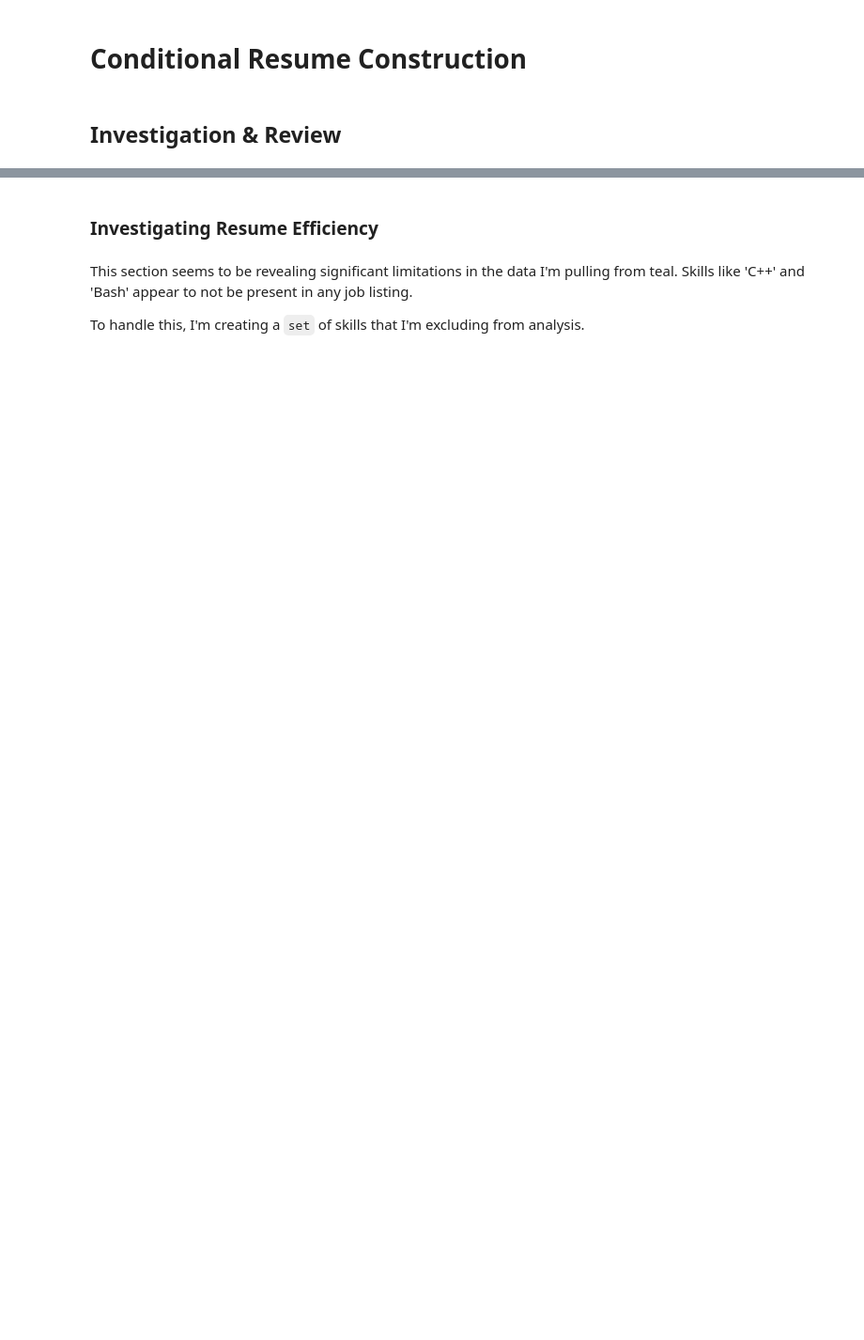
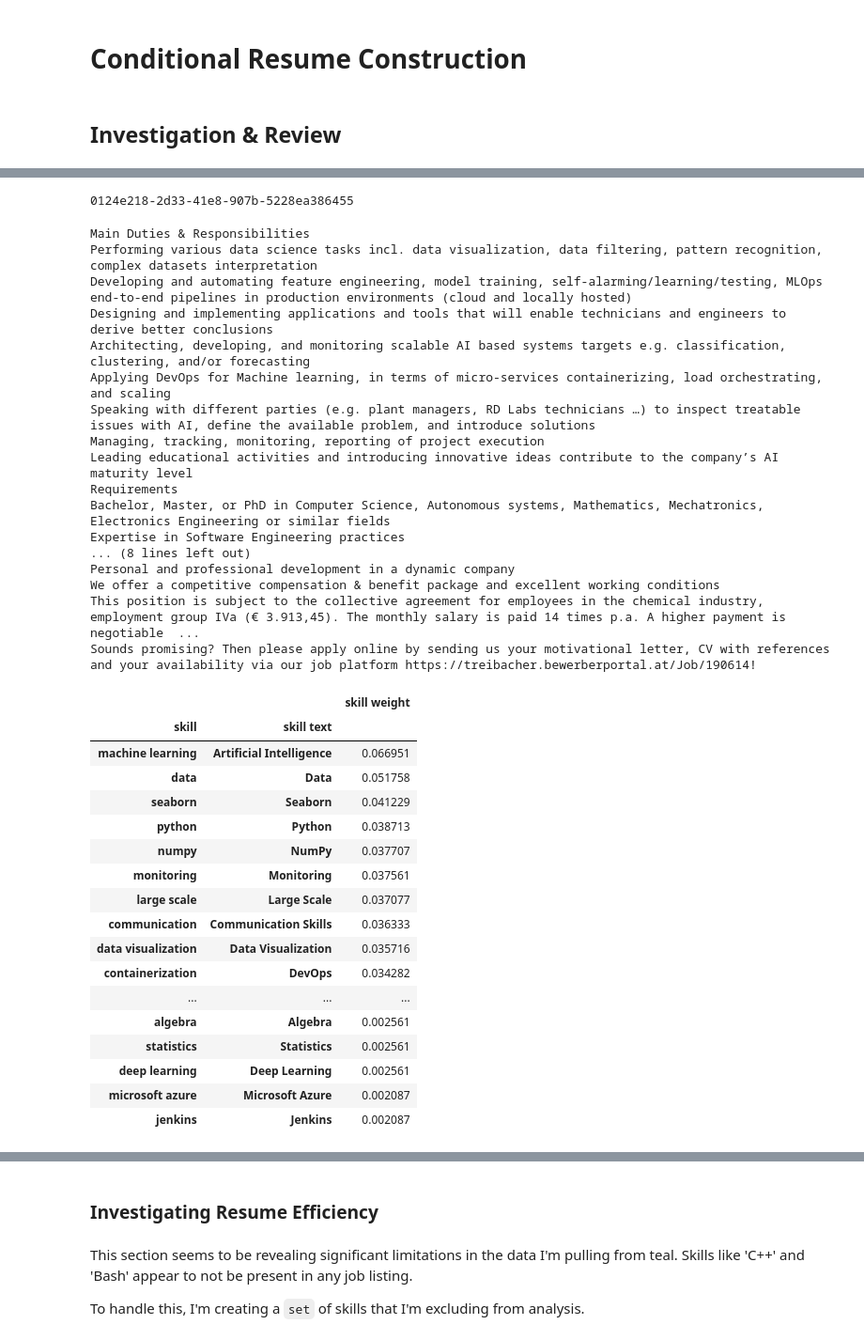
Before and after one commit to FractalMachinist/FractalMachinist.github.io, a Jupyter notebook: Resume.ipynb, the cells around one changed output, grey strips where cells are left out. Shown: that part at 94% size. Saved outputs shown, nothing was run; the diff lists cells and outputs as text; code cells hidden in the pictures; blank space fills up the shorter version.

```diff
--- a/Resume.ipynb
+++ b/Resume.ipynb
@@ -34,30 +34,29 @@ my_resume.education = [Occupation(
     skills=my_resume.Skills("Remote Work", "Project Management", "Machine Learning", "Communication"),
     sub_tasks=[
         Effort(title="Diamond Price Prediction Model",
-               headline="Documented and implemented a diamond price prediction ML model.",
+               headline="Proposed, implemented, and documented a diamond price prediction ML model.",
                website="https://github.com/FractalMachinist/WGU-C968",
-               skills=my_resume.Skills("Machine Learning", "Git", "Software Engineering", "Jupyter", "Analysis", "Statistics"),
+               skills=my_resume.Skills("Machine Learning", "Git", "Software Engineering", "Jupyter", "Analysis", "Statistics", "Feature Engineering", "Communication","Seaborn", "Data Visualization"),
                achievements=[
                   Achievement(
                        headline="Demonstrated integration of project management and software engineering best practices.",
-                       skills=my_resume.Skills("Project Management", "Communication", "Documentation", "Managing Requirements",
-                                               "Data Driven", "End to End")),
+                       skills=my_resume.Skills("Project Management", "Communication", "Documentation", "Managing Requirements", "Data Driven", "End to End", "Technical Communication")),
                    Achievement(
                        headline="Developed simple Data Pipeline in python/pandas.",
-                       skills=my_resume.Skills("Python", "Data", "Software Engineering", "NumPy", "SciPy")),]
+                       skills=my_resume.Skills("Python", "Data", "Software Engineering", "NumPy", "SciPy", "Pandas")),]
 
         ),
         Effort(title="Advanced Java Concepts",
                headline="Developed appointment scheduling and customer database tool in Java.",
                website="https://github.com/FractalMachinist/C195-Scheduling-App",
-               skills=my_resume.Skills("Java","Software Engineering","Git", "SQL"),
+               skills=my_resume.Skills("Java", "Software Engineering", "Git", "SQL"),
                achievements=[
                Achievement(
                    headline="Encapsulated Observable state and database connection state into a shared wrapper class, streamlining inheritance, error handling, and UI/Database auto-updates.",
-                   skills=my_resume.Skills("Java", "JavaFX", "JDBC", "Integration", "API Design")),
+                   skills=my_resume.Skills("Java", "JavaFX", "JDBC", "Integration", "API Design", "MySQL")),
                Achievement(
                    headline="Paid technical debt by finalizing project documentation.",
-                   skills=my_resume.Skills("Documentation", "Communication", "Ownership", "SDLC", "Project Management"))
+                   skills=my_resume.Skills("Documentation", "Communication", "Ownership", "SDLC", "Project Management", "Scope"))
                ]),
     ],
 
@@ -68,8 +67,7 @@ my_resume.education = [Occupation(
                       issuer="Pearson VUE", issue_date=date(2019, 7, 24),
                       website="https://wsr.pearsonvue.com/testtaker/authenticate/AuthenticateScoreReport.htm",
                       confirmation_info={"Registration":"358639011", "Validation":"155946649"},
-                      skills=my_resume.Skills("Project Management", "Communication", "Managing Requirements", "SDLC",
-                                              "Integration", "Agile")),
+                      skills=my_resume.Skills("Project Management", "Communication", "Managing Requirements", "SDLC", "Integration", "Agile", "Scope", "Stakeholder Support")),
 
         Certification(name="IT Information Library Foundations Certification (ITIL)",
                       headline="Demonstrated understanding of designing, deploying, maintaining, and retiring IT resources.",
@@ -79,11 +77,11 @@ my_resume.education = [Occupation(
         Certification(name="Site Development Associate",
                       headline="Demonstrated ability to design and build websites.",
                       issuer="CIW", issue_date=date(2019, 2, 1),
-                      skills=my_resume.Skills("Web Development","HTML","CSS","JavaScript",)),
+                      skills=my_resume.Skills("Web Development", "HTML", "CSS", "JavaScript",)),
 
         Achievement(headline="Excellence Award for Communication Applications",
                     portfolio_link="https://github.com/FractalMachinist/Rust_Business_Presentation",
-                    skills=my_resume.Skills("Communication", "Documentation")),
+                    skills=my_resume.Skills("Communication", "Documentation", "Technical Communication")),
 
     ])]
 # %%
@@ -297,0 +417,58 @@ resume_skills = pd.DataFrame([{
+# %%
+job_id=jobs.index[4]
+compare_listing_vs_generated_resume(job_id)
+# %%
+for job_id, skill_text_shares in job_skill_weights.groupby(level=["id", "skill", "skill text"]).sum().groupby(level="id"):
+    skill_text_shares = skill_text_shares.droplevel("id")
+
+    print(job_id)
+
+    display(HTML(job_descriptions.loc[job_id, "job description"]))
+    display(skill_text_shares.query("`skill weight` > 0").sort_values(by="skill weight", ascending=False).head(60))
+    display(skill_text_shares.query("`skill weight` == 0").sort_values(by="skill weight", ascending=False).head(60))
+
+    my_resume.write_html_to_file(
+        filepath="docs/test.html",
+        skill_text_shares=skill_text_shares["skill weight"],
+        alt_template_prefixes={"*":"pdf"}
+    )
+
+
+    break
+# %% [output]
+0124e218-2d33-41e8-907b-5228ea386455
+Main Duties & Responsibilities
+Performing various data science tasks incl. data visualization, data filtering, pattern recognition, complex datasets interpretation
+Developing and automating feature engineering, model training, self-alarming/learning/testing, MLOps end-to-end pipelines in production environments (cloud and locally hosted)
+Designing and implementing applications and tools that will enable technicians and engineers to derive better conclusions
+Architecting, developing, and monitoring scalable AI based systems targets e.g. classification, clustering, and/or forecasting
+Applying DevOps for Machine learning, in terms of micro-services containerizing, load orchestrating, and scaling
+Speaking with different parties (e.g. plant managers, RD Labs technicians …) to inspect treatable issues with AI, define the available problem, and introduce solutions
+Managing, tracking, monitoring, reporting of project execution
+Leading educational activities and introducing innovative ideas contribute to the company’s AI maturity level
+Requirements
+Bachelor, Master, or PhD in Computer Science, Autonomous systems, Mathematics, Mechatronics, Electronics Engineering or similar fields
+Expertise in Software Engineering practices
+... (8 lines left out)
+Personal and professional development in a dynamic company
+We offer a competitive compensation & benefit package and excellent working conditions
+This position is subject to the collective agreement for employees in the chemical industry, employment group IVa (€ 3.913,45). The monthly salary is paid 14 times p.a. A higher payment is negotiable  ...
+Sounds promising? Then please apply online by sending us your motivational letter, CV with references and your availability via our job platform https://treibacher.bewerberportal.at/Job/190614!
+|  |  | skill weight |
+| skill | skill text |  |
+| machine learning | Artificial Intelligence | 0.066951 |
+| data | Data | 0.051758 |
+| seaborn | Seaborn | 0.041229 |
+| python | Python | 0.038713 |
+| numpy | NumPy | 0.037707 |
+| monitoring | Monitoring | 0.037561 |
+| large scale | Large Scale | 0.037077 |
+| communication | Communication Skills | 0.036333 |
+| data visualization | Data Visualization | 0.035716 |
+| containerization | DevOps | 0.034282 |
+| ... | ... | ... |
+| algebra | Algebra | 0.002561 |
+| statistics | Statistics | 0.002561 |
+| deep learning | Deep Learning | 0.002561 |
+| microsoft azure | Microsoft Azure | 0.002087 |
+| jenkins | Jenkins | 0.002087 |
```
Also changed, not shown: parts of 20 cells of this notebook, 16 other files.
